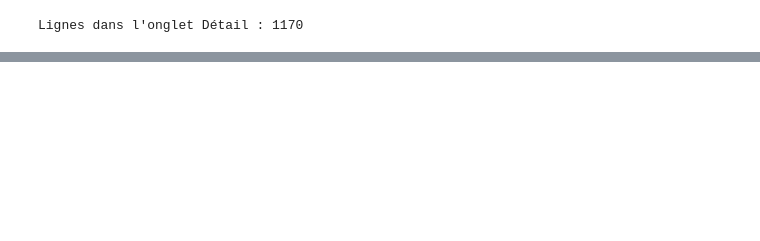
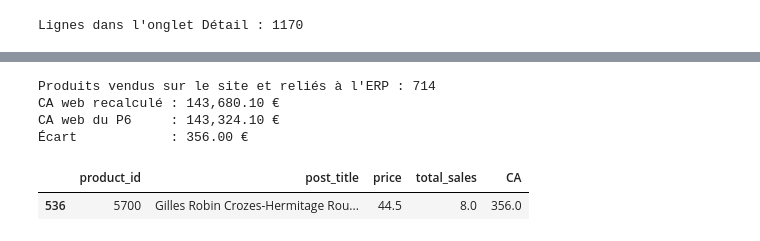
Before and after one commit to PaulChipponi/bottleneck-data-quality, a Jupyter notebook: bottleneck_qualite.ipynb, the cells around one changed output, grey strips where cells are left out. Saved outputs shown, nothing was run; the diff lists cells and outputs as text; code cells hidden in the pictures; blank space fills up the shorter version.

```diff
--- a/bottleneck_qualite.ipynb
+++ b/bottleneck_qualite.ipynb
@@ -592,3 +592,33 @@ display(detail[detail["Règle"] == "R8"])
 Lignes dans l'onglet Détail : 374
 |  | Gravité | Règle | Table | Identifiant | Produit | Message | Où corriger |
 | 373 | Bloquante | R8 | Web | 797 lignes |  | R8 – 797 lignes d'images ou ligne... | Paramétrage de l'export du site |
+# %%
+CA_P6 = 143324.10   # chiffre d'affaires présenté dans le P6
+
+# Produits du site, avec la référence en texte
+produits_site = web[web["post_type"] == "product"].dropna(subset=["sku"])
+produits_site = produits_site.assign(sku=produits_site["sku"].astype(str))
+liaison_txt = liaison.assign(id_web=liaison["id_web"].astype("string"))
+
+# Table des ventes : produits du site reliés à l'ERP, sans suppression pour anomalie de stock ou de prix
+ventes = (produits_site[["sku", "post_title", "total_sales"]]
+          .merge(liaison_txt, left_on="sku", right_on="id_web", how="inner")
+          .merge(erp, on="product_id", how="inner"))
+ventes["CA"] = ventes["price"] * ventes["total_sales"]
+
+ca_total = ventes["CA"].sum()
+print("Produits vendus sur le site et reliés à l'ERP :", len(ventes))
+print(f"CA web recalculé : {ca_total:,.2f} €")
+print(f"CA web du P6     : {CA_P6:,.2f} €")
+print(f"Écart            : {ca_total - CA_P6:,.2f} €")
+
+# Produits présents dans le recalcul mais supprimés par le nettoyage du P6 (prix ou stock négatif)
+supprimes_p6 = erp.loc[(erp["price"] < 0) | (erp["stock_quantity"] < 0), "product_id"]
+display(ventes[ventes["product_id"].isin(supprimes_p6)][["product_id", "post_title", "price", "total_sales", "CA"]])
+# %% [output]
+Produits vendus sur le site et reliés à l'ERP : 714
+CA web recalculé : 143,680.10 €
+CA web du P6     : 143,324.10 €
+Écart            : 356.00 €
+|  | product_id | post_title | price | total_sales | CA |
+| 536 | 5700 | Gilles Robin Crozes-Hermitage Rou... | 44.5 | 8.0 | 356.0 |
```
Also changed, not shown: parts of 2 cells of this notebook.
